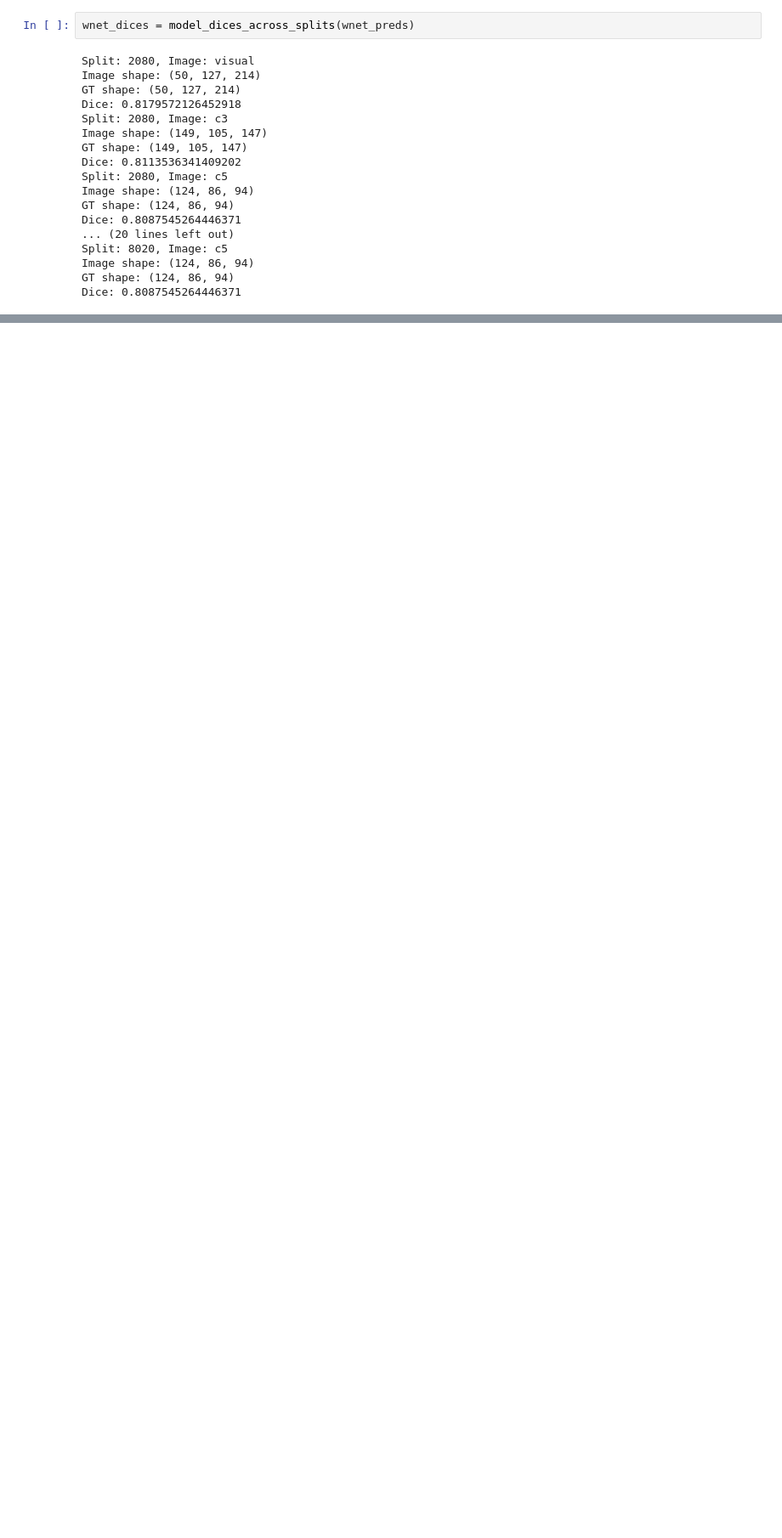
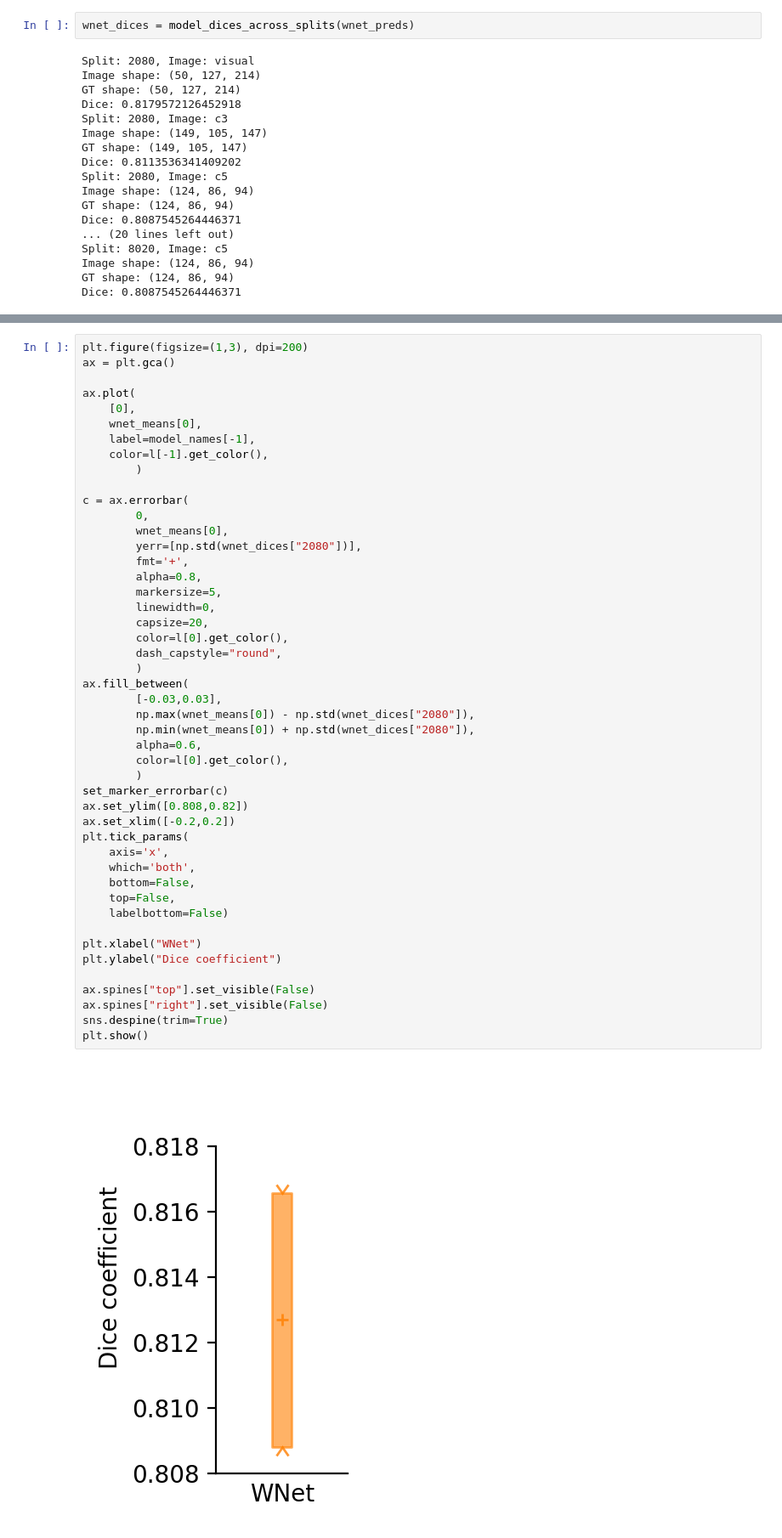
Before and after one commit to C-Achard/stardist, a Jupyter notebook: examples/3D/SPLITS_FIGURE/splits_benchmark.ipynb, the cells around one changed output, grey strips where cells are left out. Shown at 85% size. Saved outputs shown, nothing was run; the diff lists cells and outputs as text; blank space fills up the shorter version.

```diff
--- a/examples/3D/SPLITS_FIGURE/splits_benchmark.ipynb
+++ b/examples/3D/SPLITS_FIGURE/splits_benchmark.ipynb
@@ -468,3 +491,52 @@ plt.show()
+# %%
+plt.figure(figsize=(1,3), dpi=200)
+ax = plt.gca()
+
+ax.plot(
+    [0],
+    wnet_means[0],
+    label=model_names[-1],
+    color=l[-1].get_color(),
+        )
+
+c = ax.errorbar(
+        0,
+        wnet_means[0],
+        yerr=[np.std(wnet_dices["2080"])],
+        fmt='+',
+        alpha=0.8,
+        markersize=5,
+        linewidth=0,
+        capsize=20,
+        color=l[0].get_color(),
+        dash_capstyle="round",
+        )
+ax.fill_between(
+        [-0.03,0.03],
+        np.max(wnet_means[0]) - np.std(wnet_dices["2080"]),
+        np.min(wnet_means[0]) + np.std(wnet_dices["2080"]),
+        alpha=0.6,
+        color=l[0].get_color(),
+        )
+set_marker_errorbar(c)
+ax.set_ylim([0.808,0.82])
+ax.set_xlim([-0.2,0.2])
+plt.tick_params(
+    axis='x',
+    which='both',
+    bottom=False,
+    top=False,
+    labelbottom=False)
+
+plt.xlabel("WNet")
+plt.ylabel("Dice coefficient")
+
+ax.spines["top"].set_visible(False)
+ax.spines["right"].set_visible(False)
+sns.despine(trim=True)
+plt.show()
+# %% [output]
+[figure, added]
 # %%
 # plot dices for each model with split on x axis
 # plot as confidence interval with min, max, middle values
```
Also changed, not shown: parts of 4 cells of this notebook.
